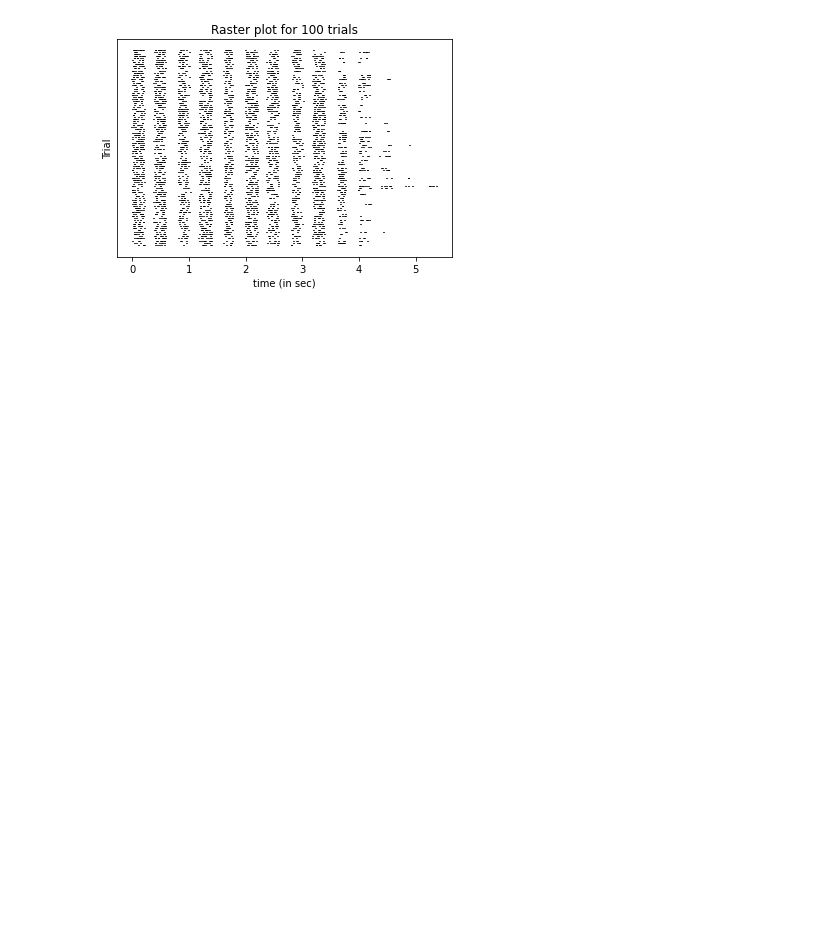
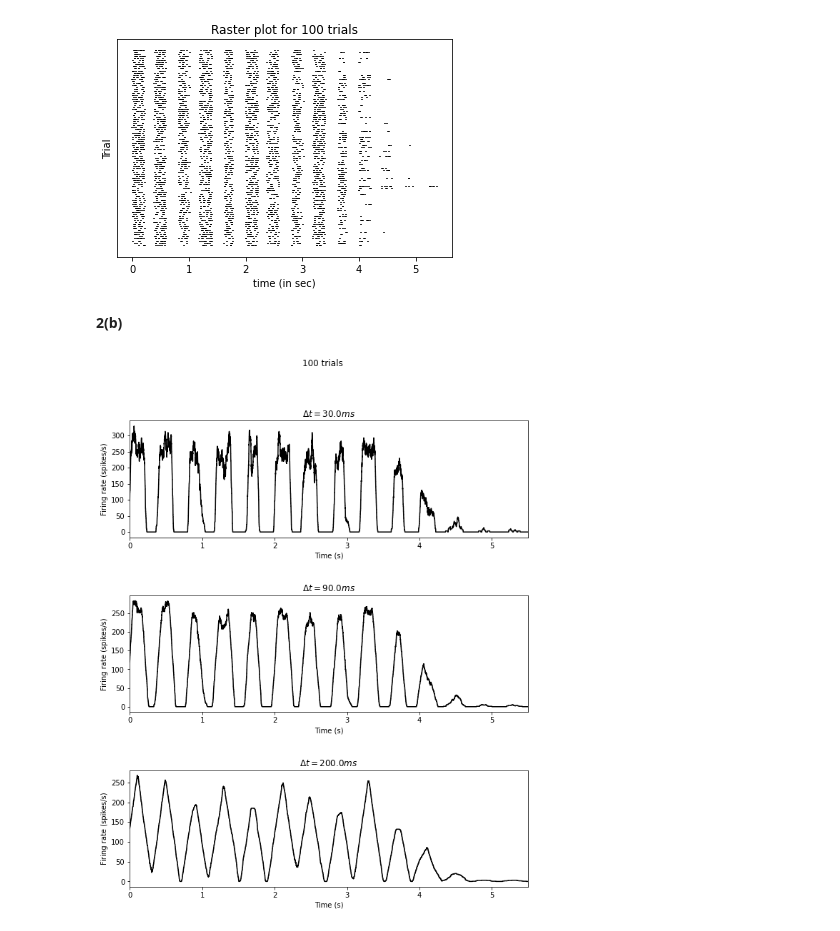
Before and after one commit to SudeshnaBora/aand_numerical, a Jupyter notebook: AAND_Assignment02.ipynb, the cells around one changed output. Cells and saved outputs as stored; diff of their text form; code cells hidden in the pictures; blank space fills up the shorter version.

```diff
--- a/AAND_Assignment02.ipynb
+++ b/AAND_Assignment02.ipynb
@@ -39,22 +36,65 @@ plt.ylabel('Trial')
 plt.show()
 # %% [output]
 [figure]
+# %% [markdown]
+**2(b)**
 # %%
-def window_func(spike_train, dt, duration:float,super_title, function):
+def trial_average_firing_rate(spike_train, dt, duration:float,super_title, function):
+  '''
+  Calculates and plots the trial averafe firing rate
+
+  Parameters :
+  spike_train : Gives the time index of the spikes
+  dt : width
+  duration : The duration of the trial
+  super_title : The title of the plot
+  function : The function used to calculate the firing rate
+
+  Returns:
+
+  Plots the firing rate (spikes/sec)
+  '''
   t = np.arange(0, duration, 0.0001)
   fig, axs = plt.subplots(3, figsize=(10,12))
   plt.subplots_adjust(hspace = 0.5)
 
   for i in range(len(dt)):
     window = function(dt[i])
     rates = np.convolve(spike_train, window, mode = 'same')
     axs[i].plot(t, rates[0 : int(duration * 10000)]*10, 'k')
-    axs[i].set(title =  f' {dt[i]*1000} ms', xlabel = 'Time (s)', ylabel = 'Firing rate (spikes/s)', xlim = (0, duration))
+    axs[i].set(title =  f'$\Delta t = {dt[i]*1000} ms$', xlabel = 'Time (s)', ylabel = 'Firing rate (spikes/s)', xlim = (0, duration))
   plt.suptitle(super_title)
 
 
 def rectange_window(width):
+  '''
+  Rectangle function for convolution
+
+  Parameters:
+  width: The width of the rectangle window
+
+  Returns:
+  The window
+  '''
   rct = (1/width) * np.ones(int(width*10000))
   return rct
 
 widths = np.array([30, 90, 200])/1000
+
+trial_length = 5.5
+
+#as resolution is 0.1 ms , we will multiply by 10000
+
+spikes = np.zeros((int(trial_length * 10000), 100))
+
+#calculate response function
+for i in range(100):
+  for element in spike_times_array[:,i] * 10:
+    if ~np.isnan(element):
+      spikes[int(element), i] = 1
+
+mean_trials= np.mean(spikes, axis=1)
+
+trial_average_firing_rate(mean_trials, dt = widths, duration = trial_length,super_title = '100 trials', function = rectange_window)
+# %% [output]
+[figure, added]
```
Also changed, not shown: parts of 21 cells of this notebook.
